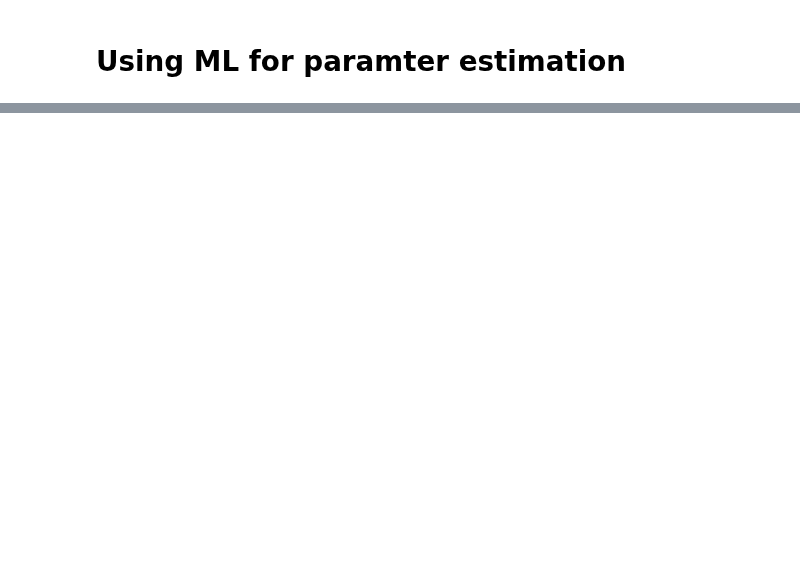
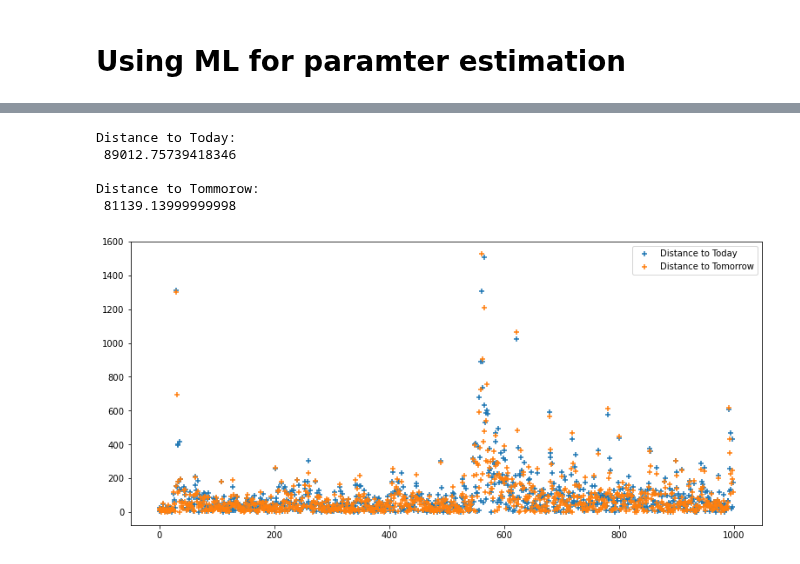
Before and after one commit to aidinattar/Volatility-carry-trading-strategy, a Jupyter notebook: Parameter_Estimation_ML.ipynb, the cells around one changed output, grey strips where cells are left out. Saved outputs shown, nothing was run; the diff lists cells and outputs as text; code cells hidden in the pictures; blank space fills up the shorter version.

```diff
--- a/Parameter_Estimation_ML.ipynb
+++ b/Parameter_Estimation_ML.ipynb
@@ -173,0 +175,23 @@ print(gsc.cv_results_.get('split5_test_score'))
+# %%
+#It seems that the result is merely a translation of today's volalitilies not the predictions for tomorrow!
+#but let's measure this preciesly
+
+Distance_from_today    = np.abs(np.array(Y_pred) - np.array(Y_test))
+Distance_from_tomorrow = np.abs(np.array([X_test[i][-1] for i in range(len(Y_test))] - np.array(Y_test)))
+
+plt.figure(figsize=(13,6))
+plt.scatter([t for t in range(len(Y_pred))], Distance_from_today, marker = '+', label = 'Distance to Today')
+plt.scatter([t for t in range(len(Y_pred))], Distance_from_tomorrow, marker = '+', label = 'Distance to Tomorrow')
+# plt.xlim(100,140)
+# plt.ylim(-0.5,1)
+plt.legend()
+
+print("Distance to Today:\n", np.sum(Distance_from_today))
+print("\nDistance to Tommorow:\n", np.sum(Distance_from_tomorrow))
+# %% [output]
+Distance to Today:
+ 89012.75739418346
+
+Distance to Tommorow:
+ 81139.13999999998
+[figure, added]
```
Also changed, not shown: parts of 12 cells of this notebook.
